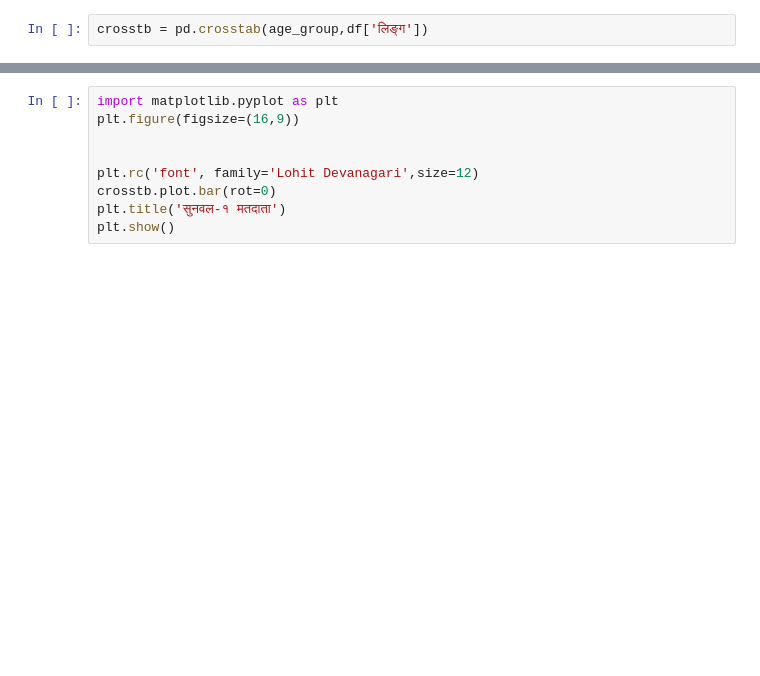
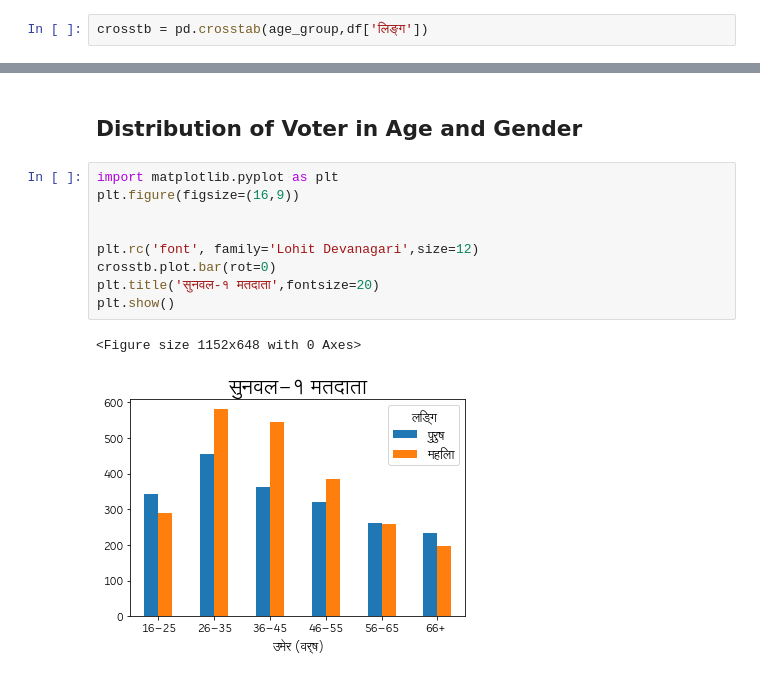
Before and after one commit to 0xmatriksh/electionvoters-analysis, a Jupyter notebook: analysis/Sunwal-1.ipynb, the cells around one changed output, grey strips where cells are left out. Saved outputs shown, nothing was run; the diff lists cells and outputs as text; blank space fills up the shorter version.

```diff
--- a/analysis/Sunwal-1.ipynb
+++ b/analysis/Sunwal-1.ipynb
@@ -21,9 +64,14 @@ crosstb
+# %% [markdown]
+## Distribution of Voter in Age and Gender
 # %%
 import matplotlib.pyplot as plt
 plt.figure(figsize=(16,9))
 
 
 plt.rc('font', family='Lohit Devanagari',size=12)
 crosstb.plot.bar(rot=0)
-plt.title('सुनवल-१ मतदाता')
+plt.title('सुनवल-१ मतदाता',fontsize=20)
 plt.show()
+# %% [output]
+<Figure size 1152x648 with 0 Axes>
+[figure, added]
```
Also changed, not shown: parts of 27 cells of this notebook.
